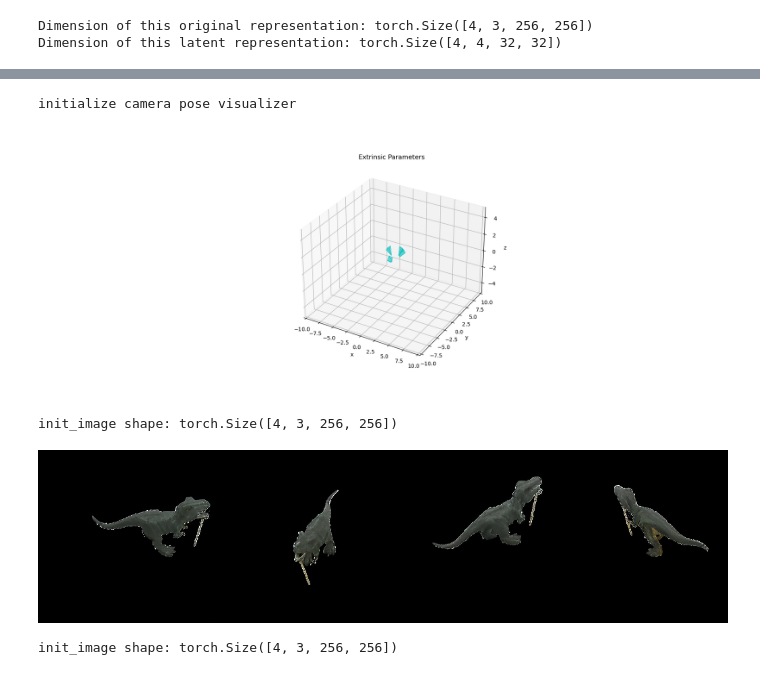
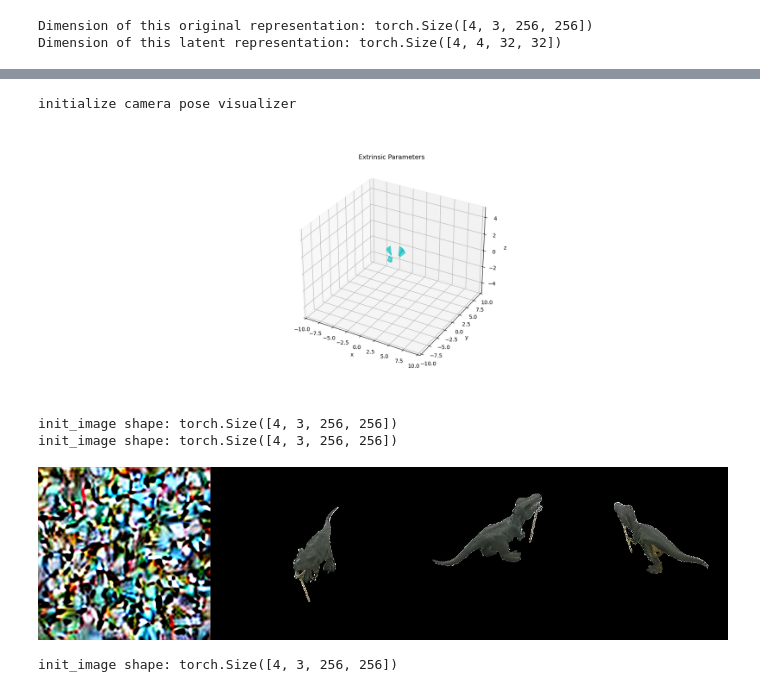
Before and after one commit to murlock1000/MVDreamInpaint, a Jupyter notebook: scripts/MVDream_Experiments.ipynb, the cells around one changed output, grey strips where cells are left out. Saved outputs shown, nothing was run; the diff lists cells and outputs as text; code cells hidden in the pictures.

```diff
--- a/scripts/MVDream_Experiments.ipynb
+++ b/scripts/MVDream_Experiments.ipynb
@@ -167,12 +269,12 @@ class CameraPoseVisualizer:
 visualizer = CameraPoseVisualizer([-10, 10], [-10, 10], [-5, 5])
 
 # argument : extrinsic matrix, color, scaled focal length(z-axis length of frame body of camera
-for frame in train_sampled_poses:
-    pose = frame['camera_to_world']
+for frame in b.train_sampled_frames:
+    pose = frame.cameraToWorld
     visualizer.extrinsic2pyramid(pose, 'c', 1)
 
-for frame in val_sampled_poses:
-    pose = frame['camera_to_world']
+for frame in b.val_sampled_frames:
+    pose = frame.cameraToWorld
     visualizer.extrinsic2pyramid(pose, 'g', 1)
 
 for pose in autogen_sampled_poses:
@@ -358,8 +413,8 @@ def x0_latents_to_np(latents):
 # %%
 # Encode
 with torch.no_grad(), torch.autocast(device_type=device, dtype=dtype):
-    latent_img = x0_img_to_latents(x0_img)
-print(f"Dimension of this original representation: {x0_img.shape}")
+    latent_img = x0_img_to_latents(b.og_x0_img)
+print(f"Dimension of this original representation: {b.og_x0_img.shape}")
 print(f"Dimension of this latent representation: {latent_img.shape}")
 # %% [output]
 init_image shape: torch.Size([4, 3, 256, 256])
@@ -442,8 +497,8 @@ torch.cuda.empty_cache()
 gc.collect()
 # Encode with original encoder
 with torch.no_grad(), torch.autocast(device_type=device, dtype=dtype):
-    latent_img_base = x0_img_to_latents_og_model(x0_img)
-print(f"Dimension of this original representation: {x0_img.shape}")
+    latent_img_base = x0_img_to_latents_og_model(b.og_x0_img)
+print(f"Dimension of this original representation: {b.og_x0_img.shape}")
 print(f"Dimension of this latent representation: {latent_img.shape}")
 # %% [output]
 Dimension of this original representation: torch.Size([4, 3, 256, 256])
@@ -620,41 +652,43 @@ def get_camera_param(poses):
         cameras.append(camera_matrix.flatten())
     return torch.tensor(np.stack(cameras, 0)).float()
 # %%
-train_sampled_poses = sample_pose(train_ds, poses=[train_ds[5], train_ds[6], train_ds[4], train_ds[8]])
-x0_img = prep_x0_img(train_sampled_poses)
+#train_sampled_poses = sample_pose(train_ds, poses=[train_ds[5], train_ds[6], train_ds[4], train_ds[8]])
+#x0_img = prep_x0_img(train_sampled_poses)
 
 visualizer = CameraPoseVisualizer([-10, 10], [-10, 10], [-5, 5])
 
 # argument : extrinsic matrix, color, scaled focal length(z-axis length of frame body of camera
-for frame in train_sampled_poses:
-    pose = frame['camera_to_world']
-    visualizer.extrinsic2pyramid(pose, 'c', 1)
-
-#for frame in train_ds:
-#    pose = frame['camera_to_world']
-#    visualizer.extrinsic2pyramid(pose, 'r', 1)
+for frame in b.train_sampled_frames:
+    c2w = frame.cameraToWorld
+    visualizer.extrinsic2pyramid(c2w, 'c', 1)
 
 visualizer.show()
 
 with torch.no_grad(), torch.autocast(device_type=device, dtype=dtype):
-    latent_img = x0_img_to_latents(x0_img)
+    og_latent_img = x0_img_to_latents(b.og_x0_img)
+
+    # Convert to latent space and randomize masked input image (x0_img)
+    b.latent_x0_img = x0_img_to_latents(b.x0_img)
+    b.latent_x0_img[0] = torch.randn(latent_img.shape[1:], device=device)
 
 with torch.no_grad(), torch.autocast(device_type=device, dtype=dtype):
-    sim_decoded = x0_latents_to_np(latent_img.clone())
-    decoded_img = x0_latents_to_pil(latent_img)
-    decoded_img[0]
+    og_sim_decoded = x0_latents_to_np(og_latent_img.clone())
 
-calc_sim_to = np.array(sim_decoded)
+    decoded_img = x0_latents_to_pil(b.latent_x0_img.clone())
 
 decoded_img = np.concatenate(decoded_img, 1)
-encodeDecode = Image.fromarray(decoded_img)
-encodeDecode
-#encodeDecode.save(f"{EXPERIMENT_PATH}/EncodeDecode.png")
+encodeDecode_x0 = Image.fromarray(decoded_img)
+
+calc_sim_to = np.array(og_sim_decoded)
+
+e.out.savePILstrip("encoded_decoded_x0_img", [encodeDecode_x0])
+encodeDecode_x0
 # %% [output]
 initialize camera pose visualizer
 [figure]
 init_image shape: torch.Size([4, 3, 256, 256])
+init_image shape: torch.Size([4, 3, 256, 256])
-[figure, old version]
+[figure, new version]
 # %%
 batch_size = max(4, args.num_frames)
 
```
Also changed, not shown: parts of 32 cells of this notebook, 1 other file.
